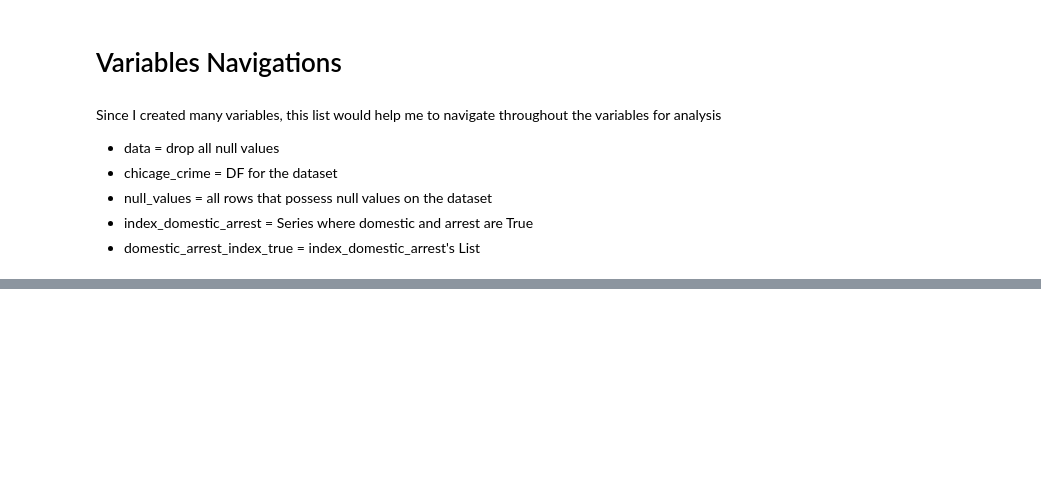
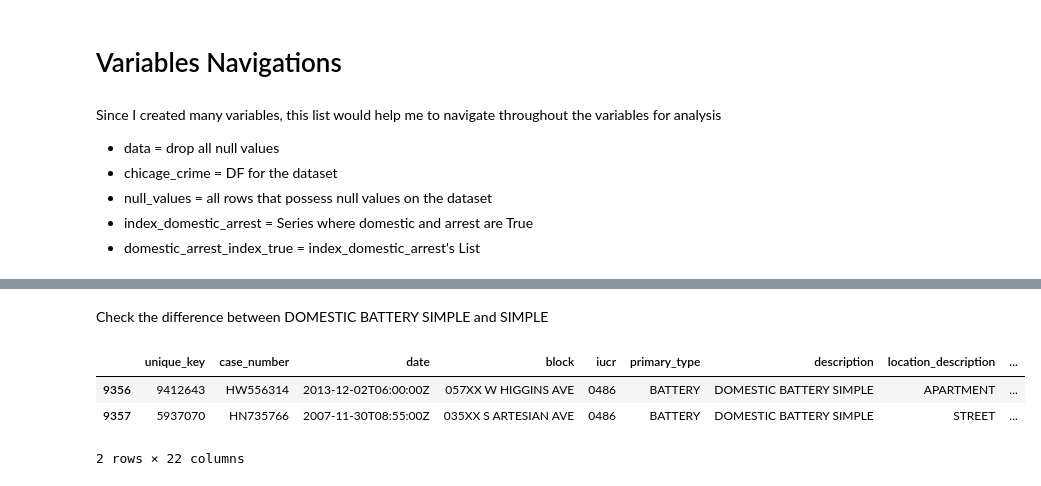
Before and after one commit to dwipaalfarisi/project-data-analysis, a Jupyter notebook: chicago_crime.ipynb, the cells around one changed output, grey strips where cells are left out. Saved outputs shown, nothing was run; the diff lists cells and outputs as text; code cells hidden in the pictures; blank space fills up the shorter version.

```diff
--- a/chicago_crime.ipynb
+++ b/chicago_crime.ipynb
@@ -361,0 +397,9 @@ Since I created many variables, this list would help me to navigate throughout t
+# %% [markdown]
+Check the difference between DOMESTIC BATTERY SIMPLE and SIMPLE
+# %%
+battery_crime[battery_crime['description'] == 'DOMESTIC BATTERY SIMPLE'].tail(2)
+# %% [output]
+|  | unique_key | case_number | date | block | iucr | primary_type | description | location_description | ... |
+| 9356 | 9412643 | HW556314 | 2013-12-02T06:00:00Z | 057XX W HIGGINS AVE | 0486 | BATTERY | DOMESTIC BATTERY SIMPLE | APARTMENT | ... |
+| 9357 | 5937070 | HN735766 | 2007-11-30T08:55:00Z | 035XX S ARTESIAN AVE | 0486 | BATTERY | DOMESTIC BATTERY SIMPLE | STREET | ... |
+2 rows × 22 columns
```
Also changed, not shown: parts of 25 cells of this notebook.
